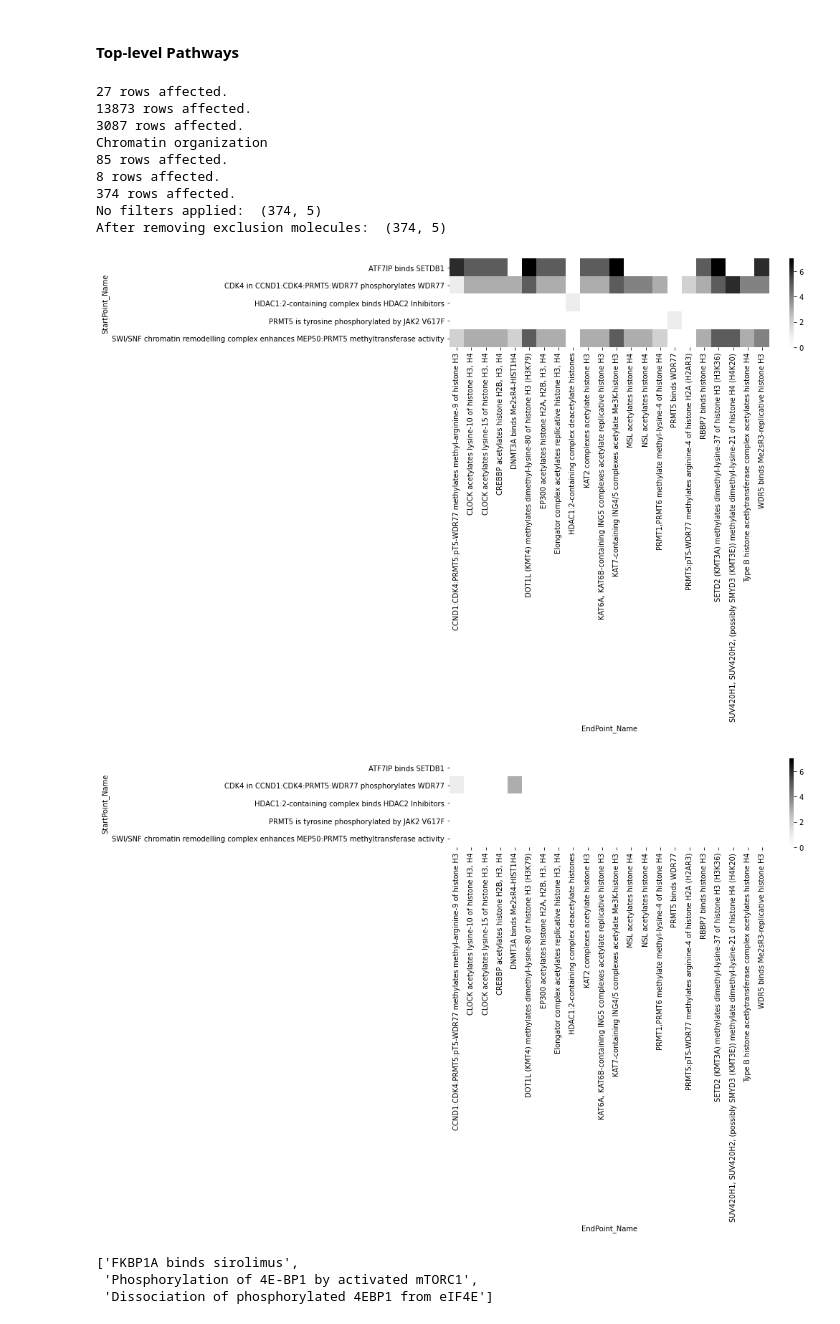
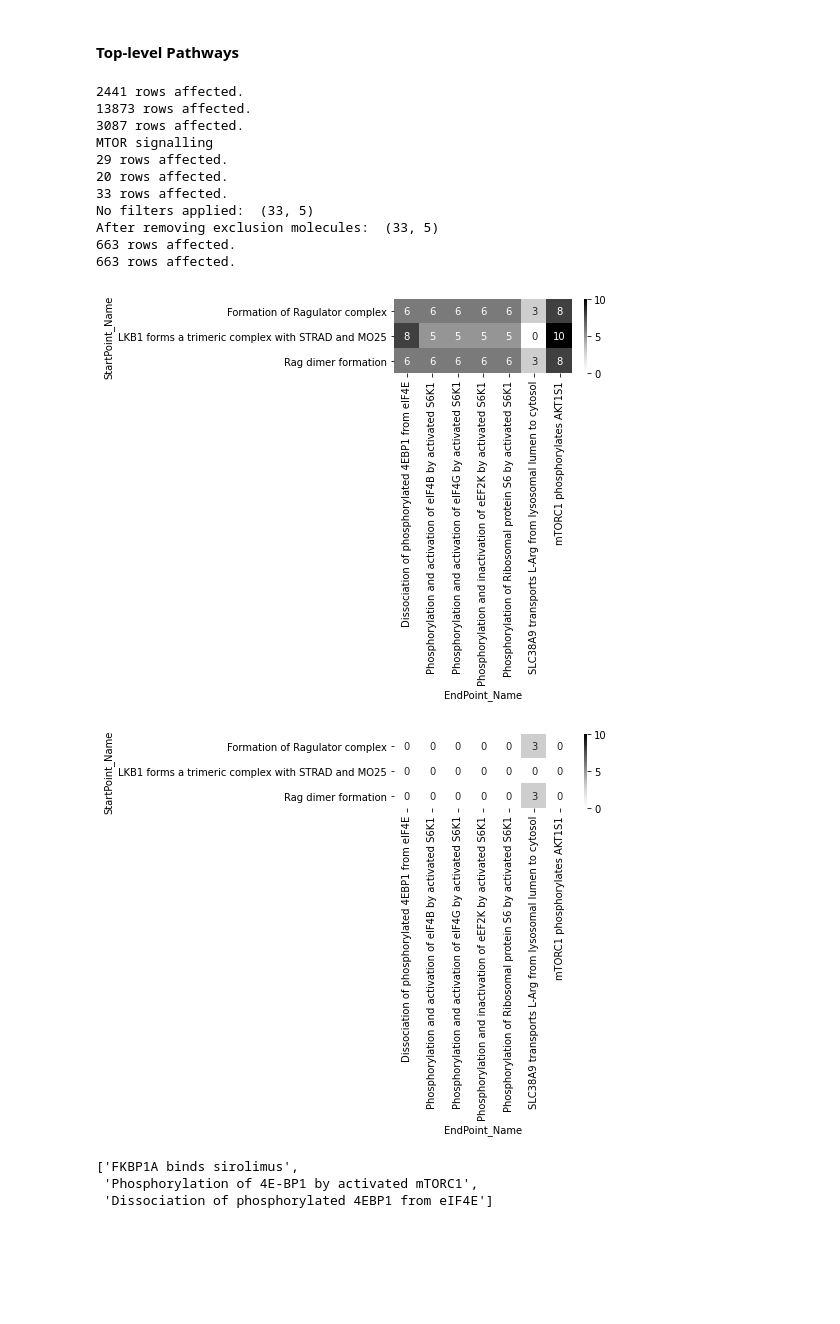
Before and after one commit to vthawfeek/Reactome_Network_Analysis, a Jupyter notebook: Pathway_StartEnd_Analysis.ipynb, the cells around one changed output. Cells and saved outputs as stored; diff of their text form; code cells hidden in the pictures; blank space fills up the shorter version.

```diff
--- a/Pathway_StartEnd_Analysis.ipynb
+++ b/Pathway_StartEnd_Analysis.ipynb
@@ -395,8 +395,13 @@ import seaborn as sns
 hm_pre = []
 for ind,row in df.iterrows():
     epl = row['EndPath_ID']
-    if type(epl)!=str and row['StartPath_ID'] in epl:
-        hm_pre.append([row['StartPathwayName'],row['EndPathwayName'],'Connected'])
+    if type(epl)!= str:
+        Row_List = [[list(df[df['StartPath_ID']==i]['StartPathwayName'])[0],row['EndPathwayName'],str(ind)] for i in epl]
+        if len(Row_List)==1:
+            Row_List = [j for i in Row_List for j in i]
+            hm_pre.append(Row_List)
+        else:
+            [hm_pre.append(i) for i in Row_List]
 
 df_hm_pre = pd.DataFrame(hm_pre,columns=['StartPathwayName','EndPathwayName','Connected'])
 Plot_Data = df_hm_pre.groupby(['StartPathwayName','EndPathwayName']).count()
@@ -446,7 +451,7 @@ Con="http://neo4j:reactome@localhost:7474/db/data" #database connection
 
 #run query for pathway name-ID map
 PathwayName_ID_CQ="""
-MATCH (tpa:TopLevelPathway{speciesName:"Homo sapiens"})
+MATCH (tpa:Pathway{speciesName:"Homo sapiens"})
 RETURN tpa.displayName AS PathwayName, tpa.stId AS PathwayStId
 """
 PathwayMap_DF=cypher.run(PathwayName_ID_CQ,conn=Con).get_dataframe()
@@ -476,6 +481,7 @@ for ind,row in IDmap_DF.iterrows():
         IDmap_Dict[row['Ref_Id']] = [row['React_Id']]
 
 i = 'Chromatin organization'
+i = 'MTOR signalling'
 
 print(i)
 
@@ -574,9 +580,22 @@ for con in [1,2]:
     Outdeg=set([i for i in Outdegree_List if Outdegree_Dict[i]==0 and Indegree_Dict[i]>0])
 #    print('No in degree (START) : ', Indeg, '\nNo out degree (STOP):', Outdeg)
 
+    ##run query to get all drug-related reactions
+    DrugReactions_CQ="""
+    MATCH(p:TopLevelPathway)-[:hasEvent*]->(r:ReactionLikeEvent{speciesName:"Homo sapiens"})-[:input|hasComponent|hasMember|hasCandidate|physicalEntity*]->(d:PhysicalEntity)
+    WHERE (d.schemaClass='ChemicalDrug' OR d.schemaClass='ProteinDrug')
+    RETURN DISTINCT p.displayName AS PathwayName, r.stId AS ReactionID, r.displayName AS ReactionName, d.displayName AS DrugName, d.schemaClass AS DrugType
+    """
+    DrugReactions_DF=cypher.run(DrugReactions_CQ,conn=Con).get_dataframe()
+    ##finding drug paths to end point
+    DrugReactionIDs = set(list(DrugReactions_DF['ReactionID']))
+    PathwayDrugReaction = set([i for i in Node_Set if i in DrugReactionIDs])
+
+    NonDrugStartPoints = Indeg - PathwayDrugReaction
+
     #check if start/end points are on paths
     ##calculate shortest path
-    paths = [nx.shortest_path(G,source=i,target=j) for i in Indeg for j in Outdeg if nx.has_path(G,source=i,target=j)]
+    paths = [nx.shortest_path(G,source=i,target=j) for i in NonDrugStartPoints for j in Outdeg if nx.has_path(G,source=i,target=j)]
     paths_dict ={}
     for i in paths:
         if i[0]+'->'+i[len(i)-1] in paths_dict:
@@ -585,44 +604,46 @@ for con in [1,2]:
             paths_dict[i[0]+'->'+i[len(i)-1]] = [len(i)-1]
     if con==1:
         ##extract start points
         sp = set([i[0] for i in paths])
         ##extract end points
         ep = set([i[len(i)-1] for i in paths])
 
     #generate df for heatmap
     hm_list = []
     for i in sp:
         for j in ep:
             v=0
             for k in paths_dict:
                 if k.find(i)!=-1 and k.find(j)!=-1:
                     v = min(paths_dict[k])
             hm_list.append([ReacIDName_Dict[i],ReacIDName_Dict[j],v])
 
     df_hm = pd.DataFrame(hm_list,columns=['StartPoint_Name','EndPoint_Name','PathNum'])
 
     if con==1:
         ##max legend value
         m = max(df_hm['PathNum'])
 
     hm = df_hm.pivot(index='StartPoint_Name',columns='EndPoint_Name',values='PathNum')
-    fig = plt.figure(figsize=(10,5))
+    fig = plt.figure(figsize=(4,3))
     ax = fig.add_subplot(2,1,con)
-    sns.heatmap(hm,ax=ax, cmap='Greys',vmin=0,vmax=m)
+    sns.heatmap(hm,ax=ax, cmap='Greys',annot=True, fmt='d', vmin=0,vmax=m)
 
 # fig.tight_layout()
 # %% [output]
-27 rows affected.
+2441 rows affected.
 13873 rows affected.
 3087 rows affected.
-Chromatin organization
-85 rows affected.
-8 rows affected.
-374 rows affected.
-No filters applied:  (374, 5)
-After removing exclusion molecules:  (374, 5)
+MTOR signalling
+29 rows affected.
+20 rows affected.
+33 rows affected.
+No filters applied:  (33, 5)
+After removing exclusion molecules:  (33, 5)
+663 rows affected.
+663 rows affected.
-[figure, old version]
+[figure, new version]
-[figure, old version]
+[figure, new version]
 # %%
 s = Val2Key(ReacIDName_Dict,'FKBP1A binds sirolimus')
 t = Val2Key(ReacIDName_Dict,'Dissociation of phosphorylated 4EBP1 from eIF4E')
```
Also changed, not shown: parts of 1 cell of this notebook, 1 other file.
